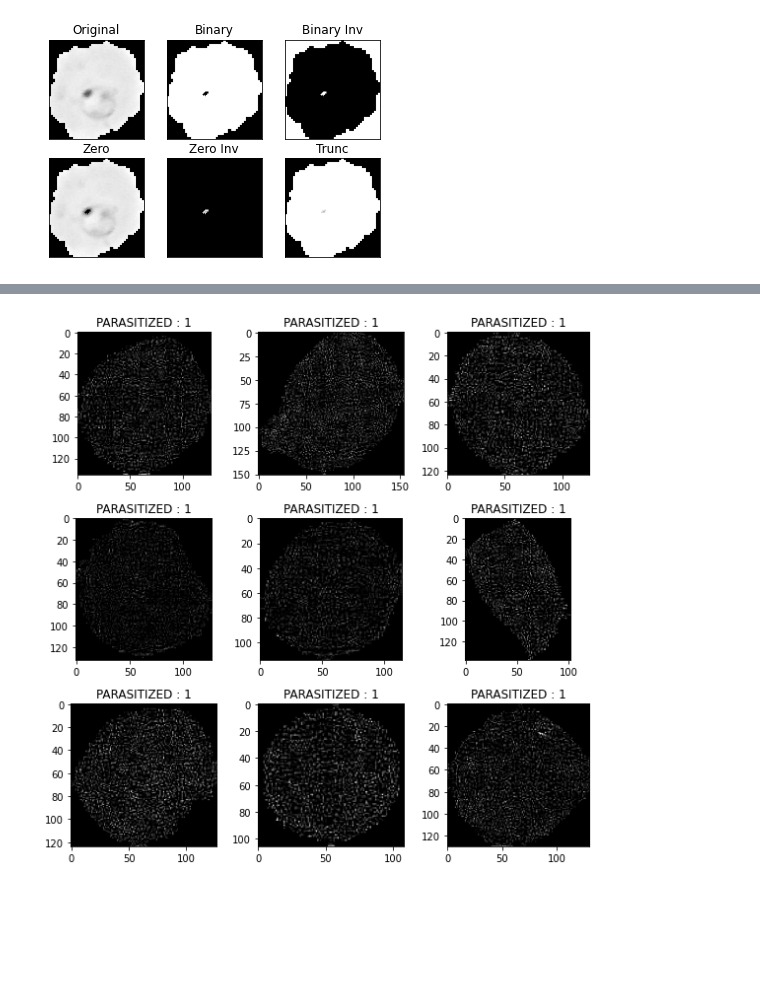
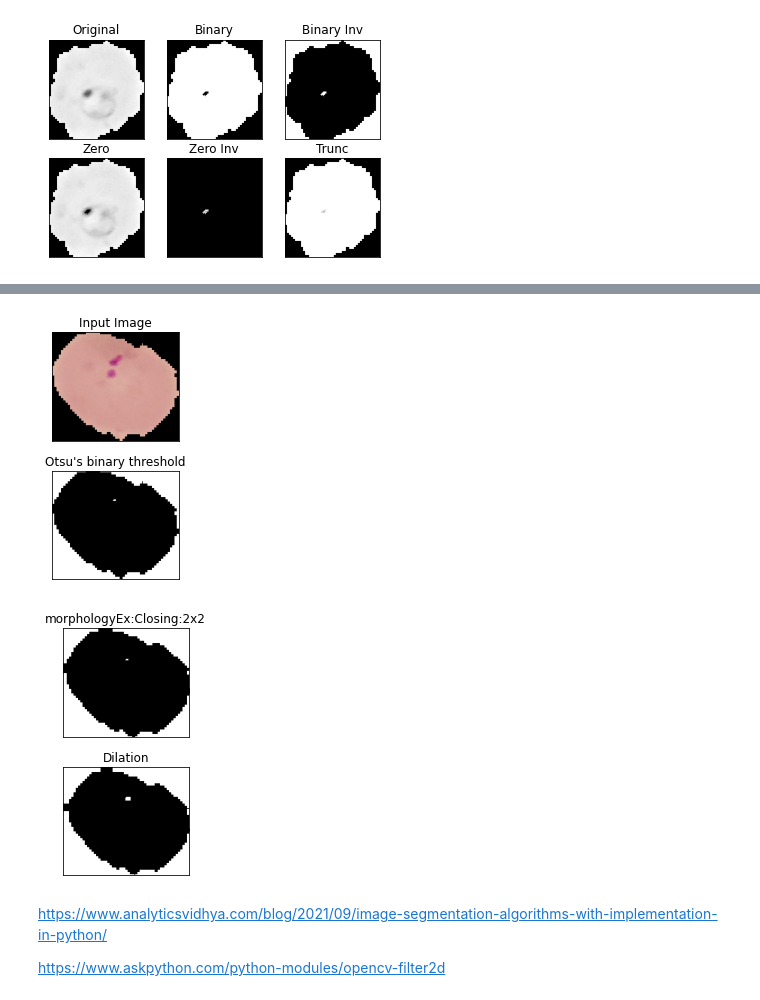
Before and after one commit to UttaraKet1607/Malarial-Cell-Image-Segmentation, a Jupyter notebook: Segmentation.ipynb, the cells around one changed output, grey strips where cells are left out. Saved outputs shown, nothing was run; the diff lists cells and outputs as text; code cells hidden in the pictures; blank space fills up the shorter version.

```diff
--- a/Segmentation.ipynb
+++ b/Segmentation.ipynb
@@ -226,17 +168,63 @@ plt.show()
-# %%
-plt.figure(figsize = (8,8))
-for i in range(9):
-    plt.subplot(3, 3, i+1)
-    img = cv2.imread('/content/cell_images/Uninfected' + "/" + uninfected_data[i],0)
-
-    blur = cv2.GaussianBlur(img,(3,3),0)
-    img = cv2.filter2D(img, -1, kernel)
-    ret, o6 = cv2.threshold(img, th, max_val, cv2.THRESH_TOZERO_INV + cv2.THRESH_OTSU )
-    plt.imshow(o6, cmap='gray')
-    plt.title('PARASITIZED : 1')
-    plt.tight_layout()
-plt.show()
-
-#https://www.askpython.com/python-modules/opencv-filter2d
-# %% [output]
-[figure, removed]
+# %%
+# SEGMENTATION
+import numpy as np
+import cv2
+from matplotlib import pyplot as plt
+img = cv2.imread('/content/cell_images/Parasitized/C100P61ThinF_IMG_20150918_144104_cell_167.png')
+b,g,r = cv2.split(img)
+rgb_img = cv2.merge([r,g,b])
+gray = cv2.cvtColor(img,cv2.COLOR_BGR2GRAY)
+ret, thresh = cv2.threshold(gray,0,255,cv2.THRESH_BINARY_INV+cv2.THRESH_OTSU)
+# noise removal
+kernel = np.ones((2,2),np.uint8)
+#opening = cv2.morphologyEx(thresh,cv2.MORPH_OPEN,kernel, iterations = 2)
+closing = cv2.morphologyEx(thresh,cv2.MORPH_CLOSE,kernel, iterations = 2)
+# sure background area
+sure_bg = cv2.dilate(closing,kernel,iterations=3)
+# Finding sure foreground area
+dist_transform = cv2.distanceTransform(sure_bg,cv2.DIST_L2,3)
+# Threshold
+ret, sure_fg = cv2.threshold(dist_transform,0.1*dist_transform.max(),255,0)
+# Finding unknown region
+sure_fg = np.uint8(sure_fg)
+unknown = cv2.subtract(sure_bg,sure_fg)
+# Marker labelling
+ret, markers = cv2.connectedComponents(sure_fg)
+# Add one to all labels so that sure background is not 0, but 1
+markers = markers+1
+# Now, mark the region of unknown with zero
+markers[unknown==255] = 0
+markers = cv2.watershed(img,markers)
+img[markers == -1] = [255,0,0]
+plt.subplot(211),plt.imshow(rgb_img)
+plt.title('Input Image'), plt.xticks([]), plt.yticks([])
+plt.subplot(212),plt.imshow(thresh, 'gray')
+plt.imsave(r'thresh.png',thresh)
+plt.title("Otsu's binary threshold"), plt.xticks([]), plt.yticks([])
+plt.tight_layout()
+plt.show()
+# %% [output]
+[figure, added]
+# %%
+# SEGMENTATION
+import numpy as np
+import cv2
+from matplotlib import pyplot as plt
+img = cv2.imread('/content/cell_images/Parasitized/C100P61ThinF_IMG_20150918_144104_cell_167.png')
+b,g,r = cv2.split(img)
+rgb_img = cv2.merge([r,g,b])
+gray = cv2.cvtColor(img,cv2.COLOR_BGR2GRAY)
+ret, thresh = cv2.threshold(gray,0,255,cv2.THRESH_BINARY_INV+cv2.THRESH_OTSU)
+plt.subplot(211),plt.imshow(closing, 'gray')
+plt.title("morphologyEx:Closing:2x2"), plt.xticks([]), plt.yticks([])
+plt.subplot(212),plt.imshow(sure_bg, 'gray')
+plt.imsave(r'dilation.png',sure_bg)
+plt.title("Dilation"), plt.xticks([]), plt.yticks([])
+plt.tight_layout()
+plt.show()
+# %% [output]
+[figure, added]
+# %% [markdown]
+https://www.analyticsvidhya.com/blog/2021/09/image-segmentation-algorithms-with-implementation-in-python/
+
+https://www.askpython.com/python-modules/opencv-filter2d
```
Also changed, not shown: parts of 10 cells of this notebook.
